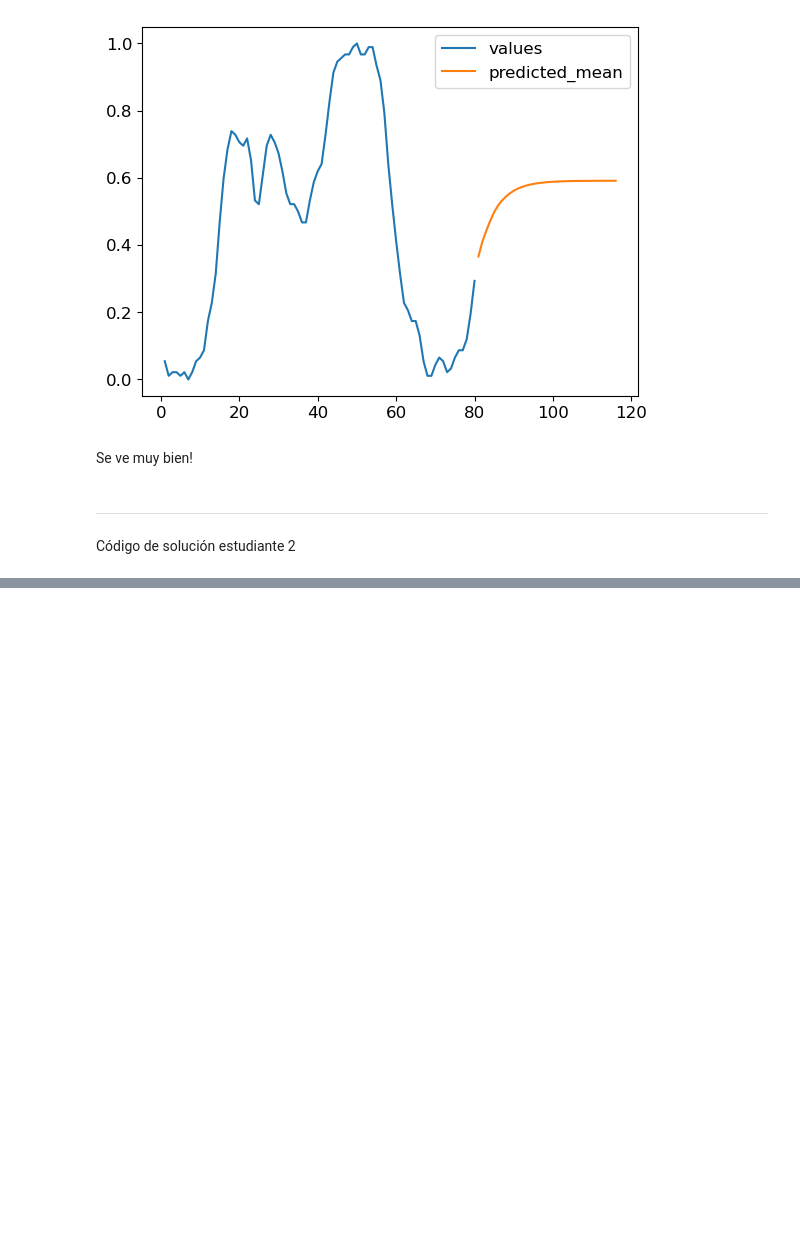
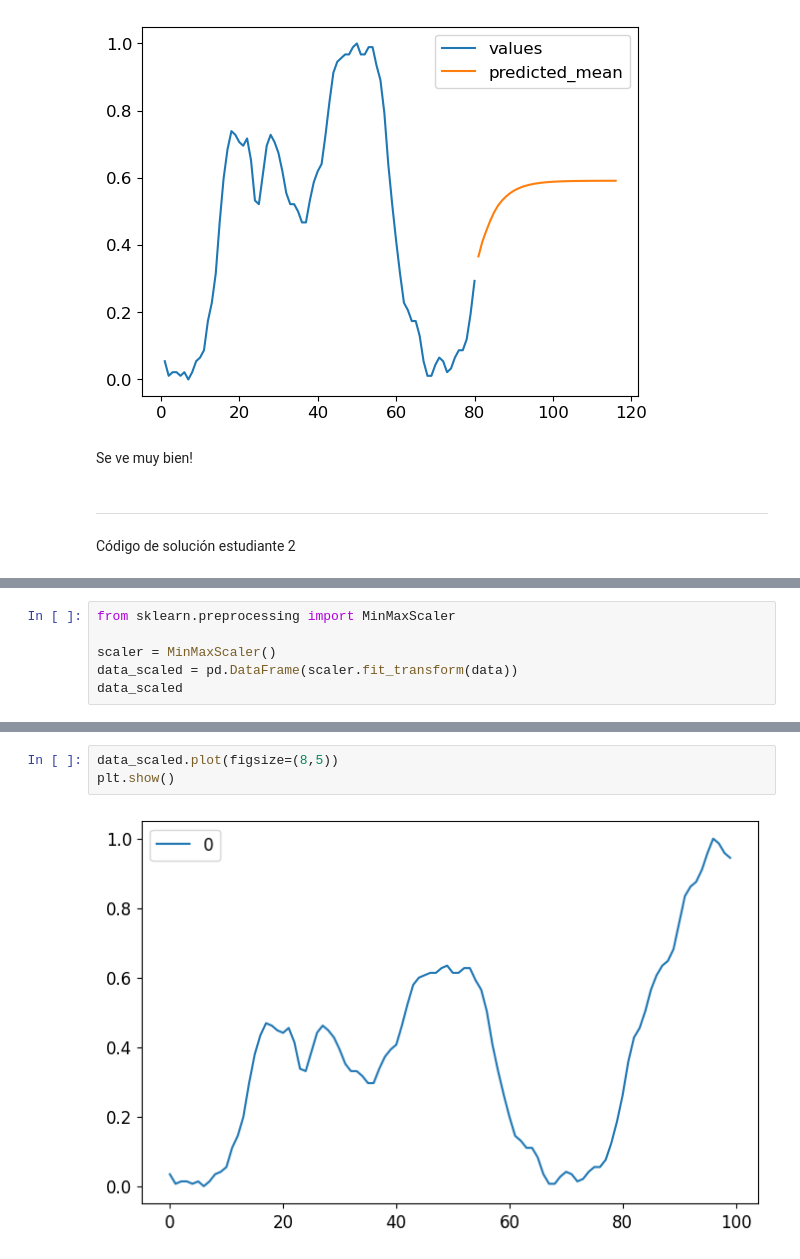
Before and after one commit to RafaJBZ/Tarea_2_RAJuarez_PAVilla, a Jupyter notebook: Tarea2.ipynb, the cells around one changed output, grey strips where cells are left out. Drawn from its saved outputs; the diff is of its cells as text; blank space fills up the shorter version.

```diff
--- a/Tarea2.ipynb
+++ b/Tarea2.ipynb
@@ -364,0 +460,6 @@ Código de solución estudiante 2
+# %%
+from sklearn.preprocessing import MinMaxScaler
+
+scaler = MinMaxScaler()
+data_scaled = pd.DataFrame(scaler.fit_transform(data))
+data_scaled
@@ -364,0 +480,5 @@ Código de solución estudiante 2
+# %%
+data_scaled.plot(figsize=(8,5))
+plt.show()
+# %% [output]
+[figure, added]
```
Also changed, not shown: parts of 27 cells of this notebook.
